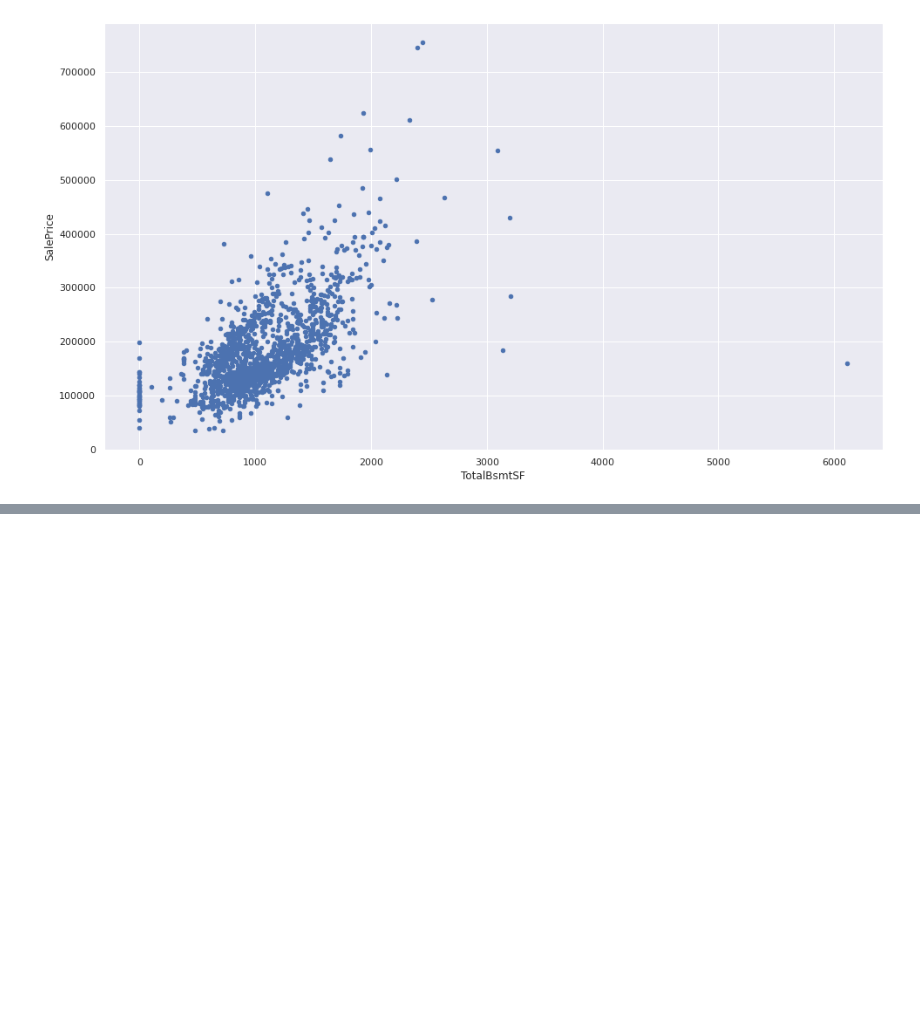
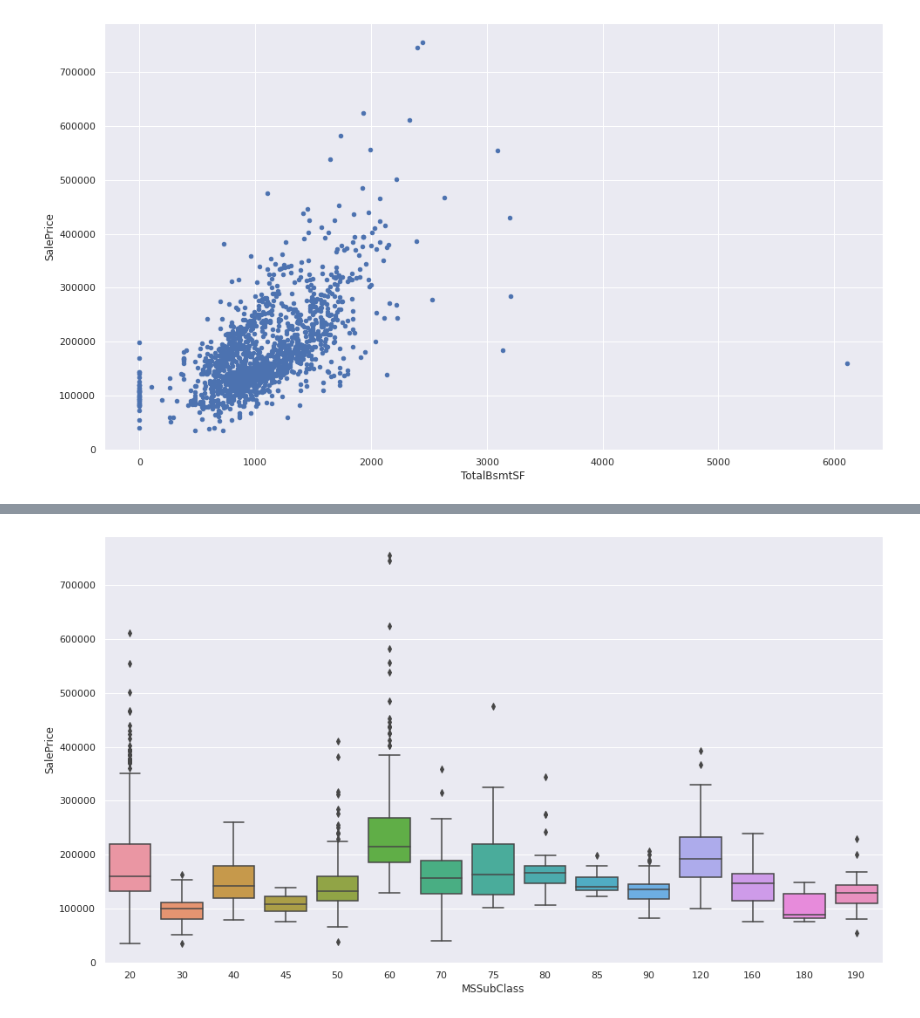
Before and after one commit to snaylix/House-prices-prediction, a Jupyter notebook: 2021-07-17_House-Prices_Prediction.ipynb, the cells around one changed output, grey strips where cells are left out. Drawn from its saved outputs; the diff is of its cells as text; code cells hidden in the pictures; blank space fills up the shorter version.

Commit message:
Add plots for MSSubClass & MSZoning (#4)

```diff
--- a/2021-07-17_House-Prices_Prediction.ipynb
+++ b/2021-07-17_House-Prices_Prediction.ipynb
@@ -140,6 +140,9 @@ Positively skewed and leptokurtic
 # %% [markdown]
 ### Visualising the housing attributes
 # %%
-def create_scatter_plot(input_var: str):
+def create_plot(input_var: str, plot_type: str = 'scatter'):
     data = pd.concat([df_train.SalePrice, df_train[input_var]], axis = 1)
-    data.plot.scatter(x=input_var, y='SalePrice')
+    if plot_type == 'scatter':
+        data.plot.scatter(x=input_var, y='SalePrice')
+    elif plot_type == 'boxplot':
+        fig = sns.boxplot(x=input_var, y="SalePrice", data=data)
@@ -165,0 +188,4 @@ create_scatter_plot('TotalBsmtSF')
+# %%
+create_plot('MSSubClass', 'boxplot')
+# %% [output]
+[figure, added]
```
Also changed, not shown: parts of 13 cells of this notebook.
